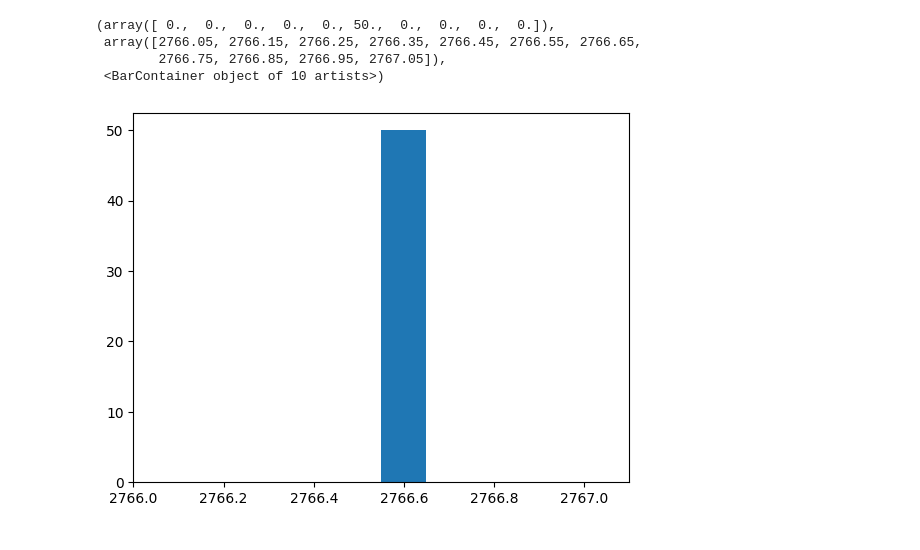
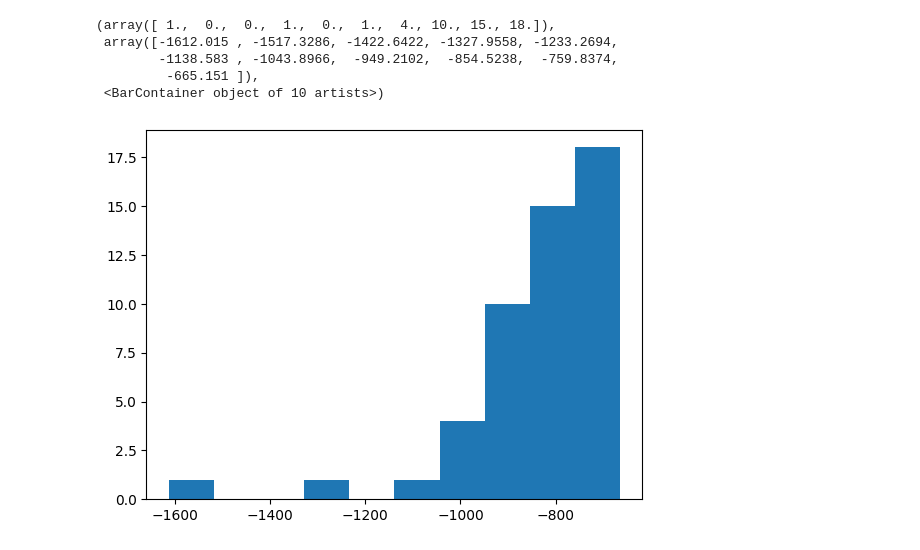
Before and after one commit to nerodrakar/ftools-iterator, a Jupyter notebook: view_results.ipynb, the cells around one changed output. Saved outputs shown, nothing was run; the diff lists cells and outputs as text; code cells hidden in the pictures.

```diff
--- a/view_results.ipynb
+++ b/view_results.ipynb
@@ -25,8 +25,9 @@ df
 # %%
-plt.hist(df['m1'])
+plt.hist(df['m2'])
 # %% [output]
-(array([ 0.,  0.,  0.,  0.,  0., 50.,  0.,  0.,  0.,  0.]),
- array([2766.05, 2766.15, 2766.25, 2766.35, 2766.45, 2766.55, 2766.65,
-        2766.75, 2766.85, 2766.95, 2767.05]),
+(array([ 1.,  0.,  0.,  1.,  0.,  1.,  4., 10., 15., 18.]),
+ array([-1612.015 , -1517.3286, -1422.6422, -1327.9558, -1233.2694,
+        -1138.583 , -1043.8966,  -949.2102,  -854.5238,  -759.8374,
+         -665.151 ]),
  <BarContainer object of 10 artists>)
-[figure, old version]
+[figure, new version]
```
Also changed, not shown: parts of 2 cells of this notebook, 10 other files.
